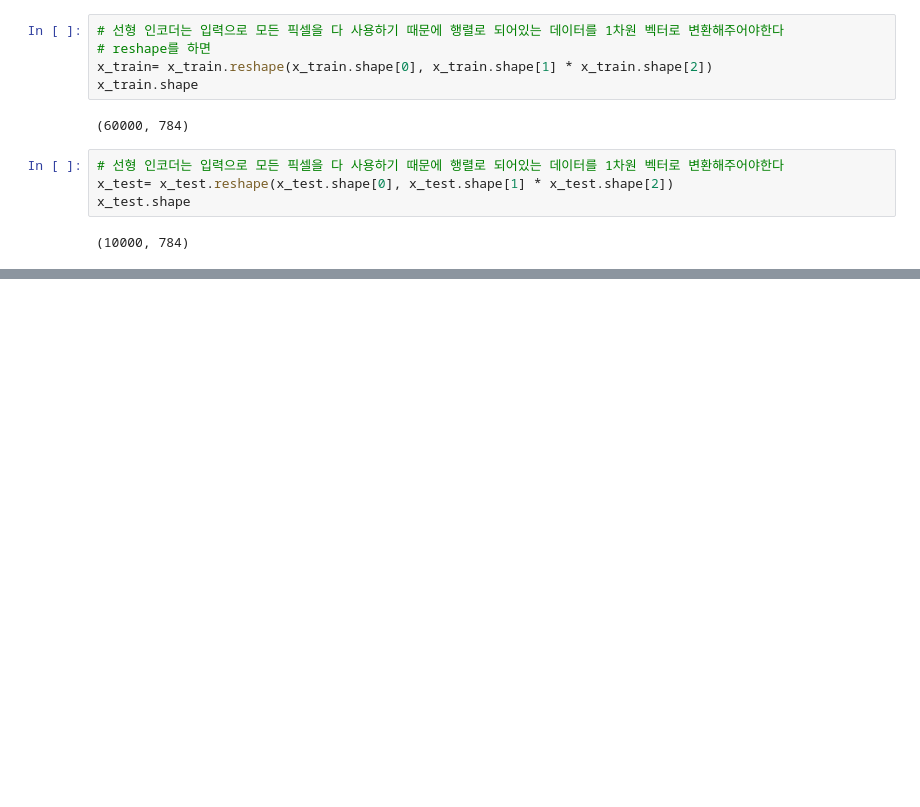
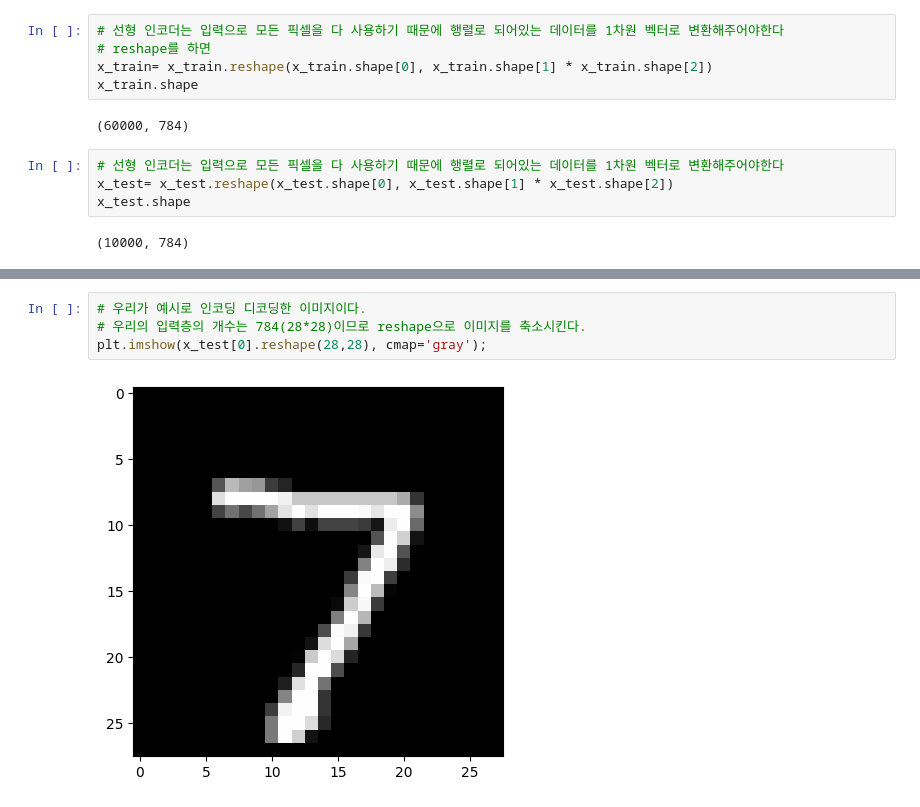
Before and after one commit to LJHgithub2/Computer-Vision, a Jupyter notebook: AutoEncoders/AutoEncoders .ipynb, the cells around one changed output, grey strips where cells are left out. Drawn from its saved outputs; the diff is of its cells as text; blank space fills up the shorter version.

```diff
--- a/AutoEncoders/AutoEncoders .ipynb
+++ b/AutoEncoders/AutoEncoders .ipynb
@@ -104,0 +170,6 @@ x_test.shape
+# %%
+# 우리가 예시로 인코딩 디코딩한 이미지이다.
+# 우리의 입력층의 개수는 784(28*28)이므로 reshape으로 이미지를 축소시킨다.
+plt.imshow(x_test[0].reshape(28,28), cmap='gray');
+# %% [output]
+[figure, added]
```
Also changed, not shown: parts of 23 cells of this notebook.
